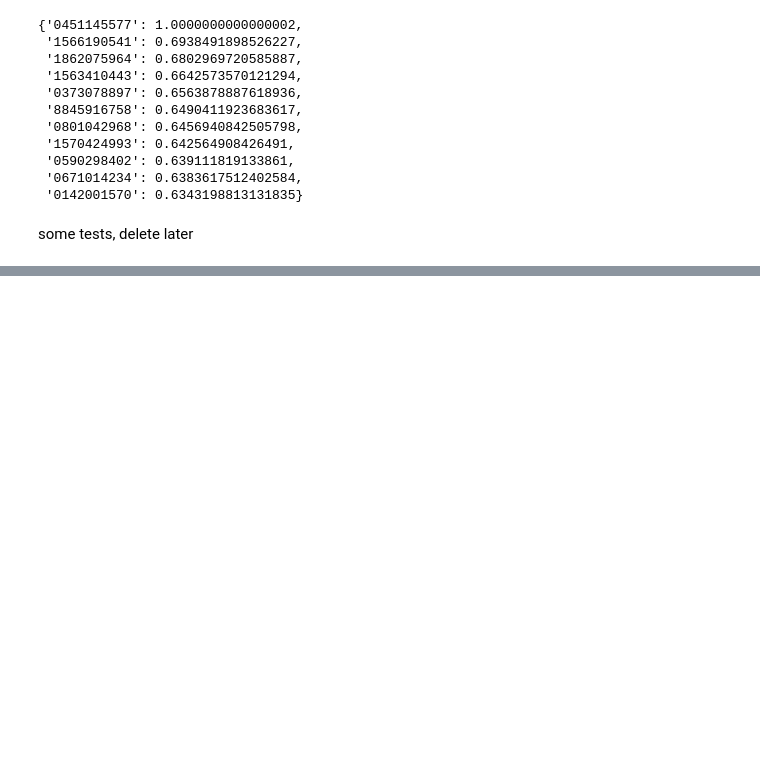
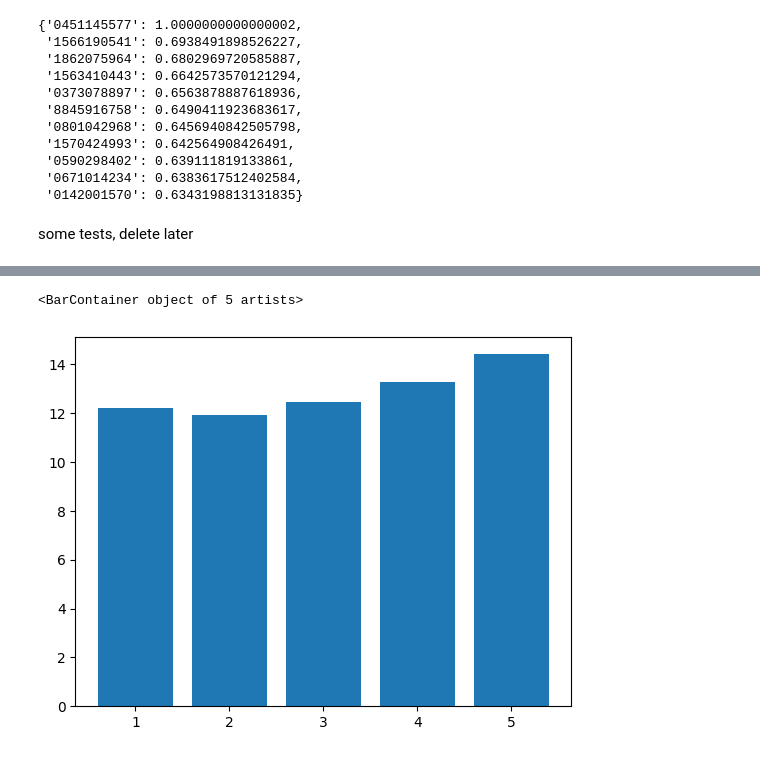
Before and after one commit to AyalSwaid/BookRecSys, a Jupyter notebook: Copy_of_recSysNotebook.ipynb, the cells around one changed output, grey strips where cells are left out. Drawn from its saved outputs; the diff is of its cells as text; code cells hidden in the pictures; blank space fills up the shorter version.

```diff
--- a/Copy_of_recSysNotebook.ipynb
+++ b/Copy_of_recSysNotebook.ipynb
@@ -292,3 +404,24 @@ books[books["ISBN"] == "0451145577"]
 # %% [output]
 |  | ISBN | Book-Title | Book-Author | Year-Of-Publication | Publisher | Image-URL-S | Image-URL-M | ... |
 | 13768 | 0451145577 | The Seventh Secret | Irving Wallace | 1986 | Signet Book | http://images.amazon.com/images/P... | http://images.amazon.com/images/P... | ... |
+# %%
+import numpy as np
+import matplotlib.pyplot as plt
+
+dist = {5: np.log(1800000),
+        4: np.log(585000),
+        3:np.log(254000),
+        2:np.log(151000),
+        1:np.log(200000)}
+
+
+dist = {np.log(5): 1800000,
+        np.log(4): 585000,
+        np.log(3):254000,
+        np.log(2):151000,
+        np.log(1):200000}
+
+plt.bar(dist.keys(), dist.values())
+# %% [output]
+<BarContainer object of 5 artists>
+[figure, added]
```
Also changed, not shown: parts of 24 cells of this notebook.
